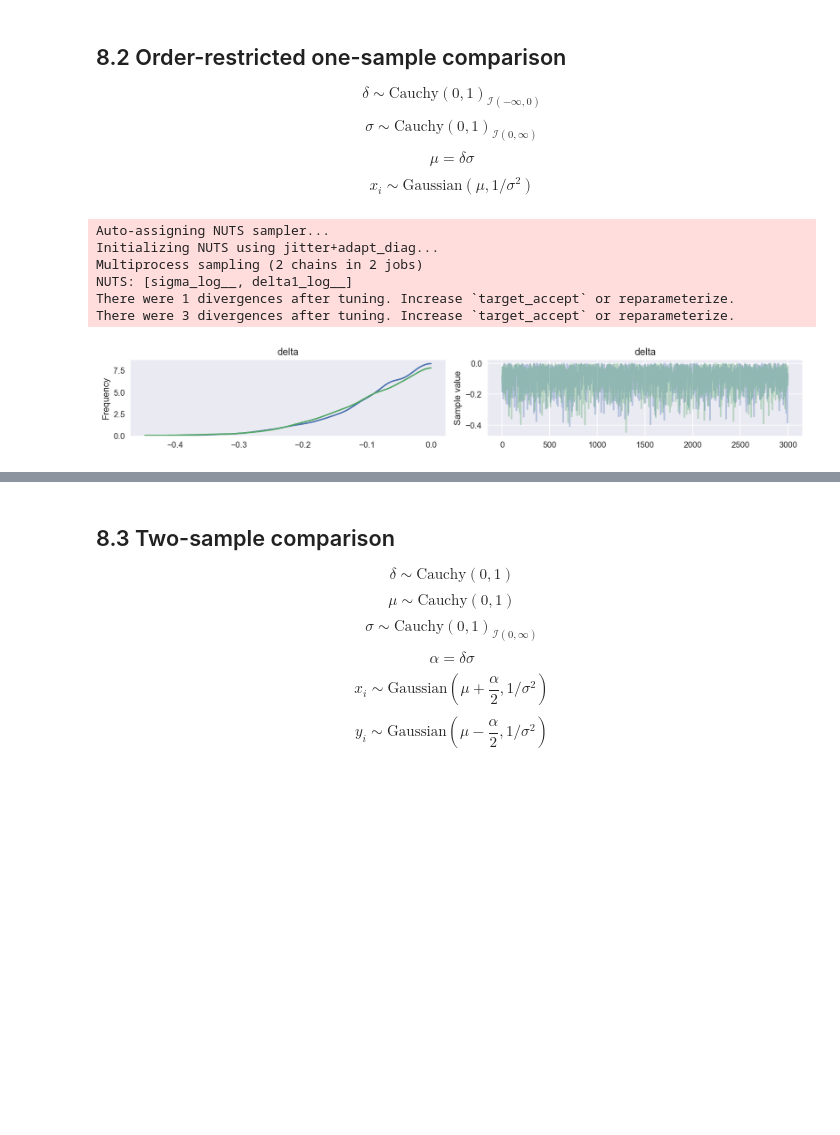
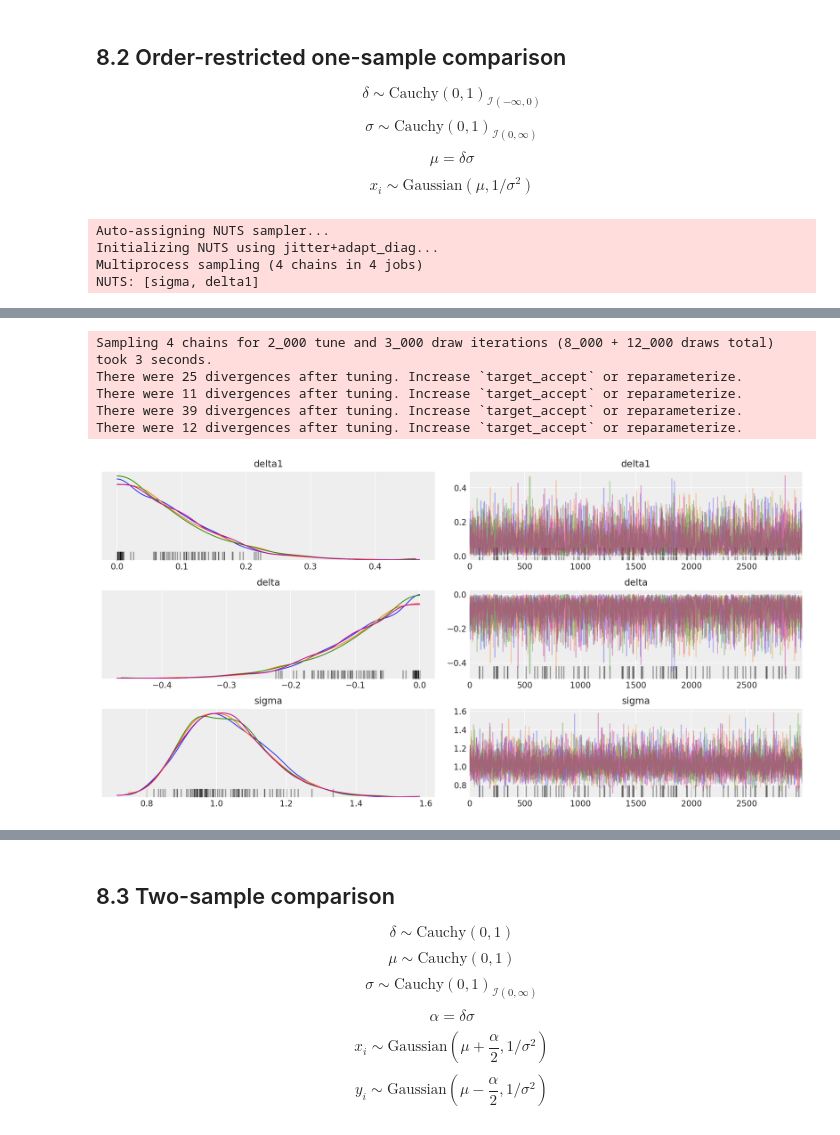
Before and after one commit to pymc-devs/pymc-resources, a Jupyter notebook: BCM/ModelSelection/ComparingGaussianMeans.ipynb, the cells around one changed output, grey strips where cells are left out. Cells and saved outputs as stored; diff of their text form; code cells hidden in the pictures; blank space fills up the shorter version.

```diff
--- a/BCM/ModelSelection/ComparingGaussianMeans.ipynb
+++ b/BCM/ModelSelection/ComparingGaussianMeans.ipynb
@@ -99,21 +110,20 @@ Summer = np.array([0.00,0.38,-0.12,0.12,0.25,0.12,0.13,0.37,0.00,0.50,0.00,0.00,
             0.00,0.50,0.00])
 x = Winter - Summer  # allowed because it is a within-subjects design
 x = x / np.std(x)
-
-with pm.Model() as model2:
-    delta1 = pm.HalfCauchy('delta1', beta=1)
-    delta = pm.Deterministic('delta', -delta1)
-    sigma = pm.HalfCauchy('sigma', beta=1)
-    miu = delta*sigma
-    xi = pm.Normal('xi', mu=miu, sd=sigma, observed=x)
-    trace2=pm.sample(3000, tune=1000)
-
-pm.traceplot(trace2, varnames=['delta']);
-# %% [output]
-Auto-assigning NUTS sampler...
-Initializing NUTS using jitter+adapt_diag...
-Multiprocess sampling (2 chains in 2 jobs)
-NUTS: [sigma_log__, delta1_log__]
-There were 1 divergences after tuning. Increase `target_accept` or reparameterize.
-There were 3 divergences after tuning. Increase `target_accept` or reparameterize.
-[figure, removed]
+# %%
+with pm.Model() as model2:
+    delta1 = pm.HalfCauchy('delta1', beta=1.)
+    delta = pm.Deterministic('delta', -delta1)
+    sigma = pm.HalfCauchy('sigma', beta=1.)
+
+    miu = delta*sigma
+    xi = pm.Normal('xi', mu=miu, sd=sigma, observed=x)
+
+    trace2=pm.sample(3000, tune=2000)
+
+az.plot_trace(trace2);
+# %% [output]
+Auto-assigning NUTS sampler...
+Initializing NUTS using jitter+adapt_diag...
+Multiprocess sampling (4 chains in 4 jobs)
+NUTS: [sigma, delta1]
@@ -120,3 +131,9 @@ There were 3 divergences after tuning. Increase `target_accept` or reparameteriz
+Sampling 4 chains for 2_000 tune and 3_000 draw iterations (8_000 + 12_000 draws total) took 3 seconds.
+There were 25 divergences after tuning. Increase `target_accept` or reparameterize.
+There were 11 divergences after tuning. Increase `target_accept` or reparameterize.
+There were 39 divergences after tuning. Increase `target_accept` or reparameterize.
+There were 12 divergences after tuning. Increase `target_accept` or reparameterize.
+[figure, added]
 # %%
 x = np.linspace(-3, 0, 100)
 display_delta(trace2, x)
```
Also changed, not shown: parts of 13 cells of this notebook.
